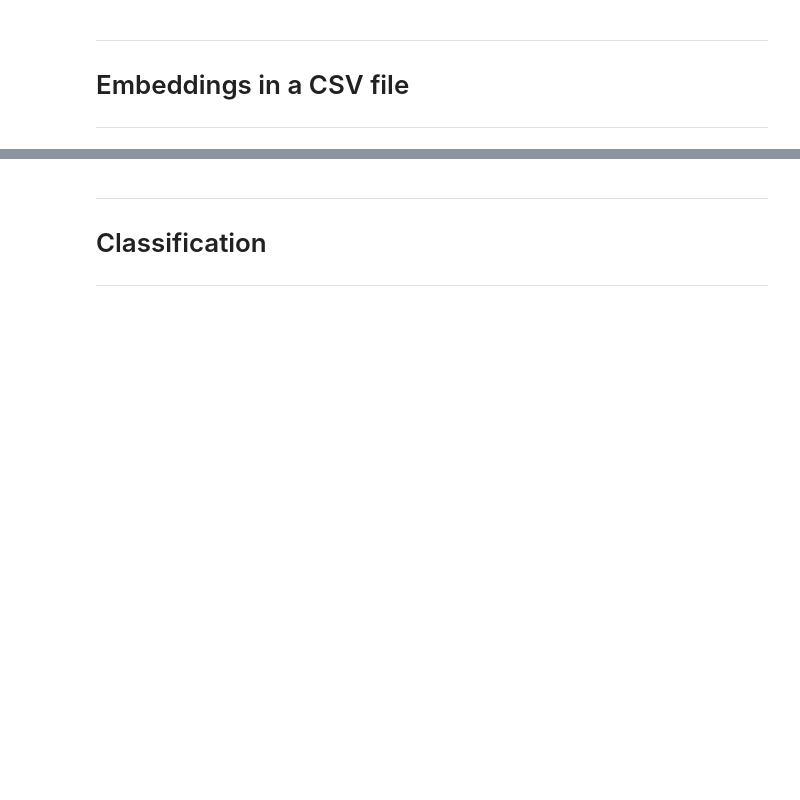
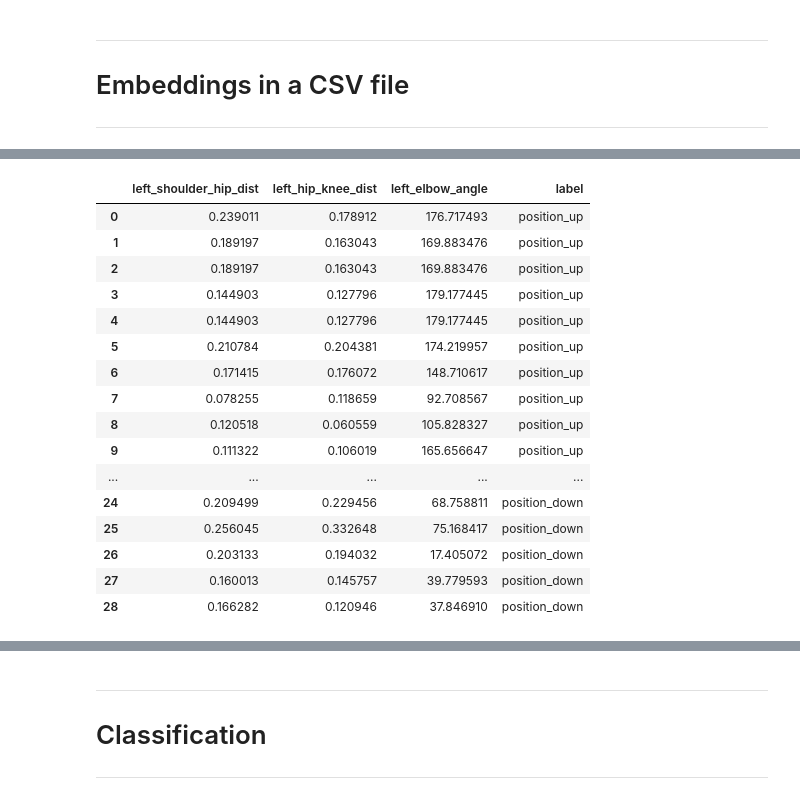
Before and after one commit to git-emmanuel/19_CampusPushUp, a Jupyter notebook: model_training.ipynb, the cells around one changed output, grey strips where cells are left out. Cells and saved outputs as stored; diff of their text form; code cells hidden in the pictures; blank space fills up the shorter version.

```diff
--- a/model_training.ipynb
+++ b/model_training.ipynb
@@ -43 +32,25 @@ pushup_both_sides_embeddings.head()
+# %%
+features=[
+    "left_shoulder_hip_dist", "left_hip_knee_dist", "left_elbow_angle",
+    "label"
+    ]
+pushup_both_sides_embeddings.loc[:,features]
+# %% [output]
+|  | left_shoulder_hip_dist | left_hip_knee_dist | left_elbow_angle | label |
+| 0 | 0.239011 | 0.178912 | 176.717493 | position_up |
+| 1 | 0.189197 | 0.163043 | 169.883476 | position_up |
+| 2 | 0.189197 | 0.163043 | 169.883476 | position_up |
+| 3 | 0.144903 | 0.127796 | 179.177445 | position_up |
+| 4 | 0.144903 | 0.127796 | 179.177445 | position_up |
+| 5 | 0.210784 | 0.204381 | 174.219957 | position_up |
+| 6 | 0.171415 | 0.176072 | 148.710617 | position_up |
+| 7 | 0.078255 | 0.118659 | 92.708567 | position_up |
+| 8 | 0.120518 | 0.060559 | 105.828327 | position_up |
+| 9 | 0.111322 | 0.106019 | 165.656647 | position_up |
+| ... | ... | ... | ... | ... |
+| 24 | 0.209499 | 0.229456 | 68.758811 | position_down |
+| 25 | 0.256045 | 0.332648 | 75.168417 | position_down |
+| 26 | 0.203133 | 0.194032 | 17.405072 | position_down |
+| 27 | 0.160013 | 0.145757 | 39.779593 | position_down |
+| 28 | 0.166282 | 0.120946 | 37.846910 | position_down |
 # %%
```
Also changed, not shown: parts of 17 cells of this notebook, 6 other files.
